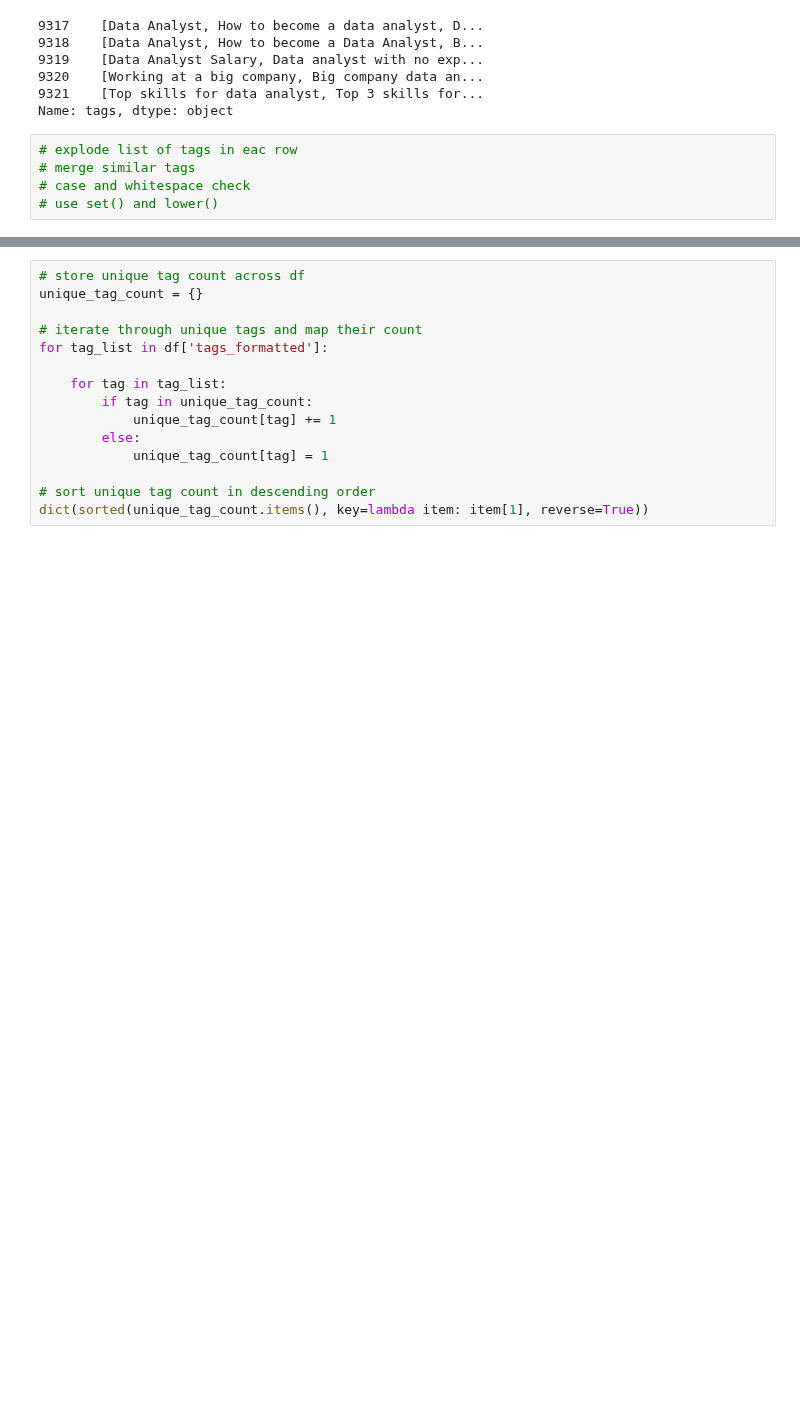
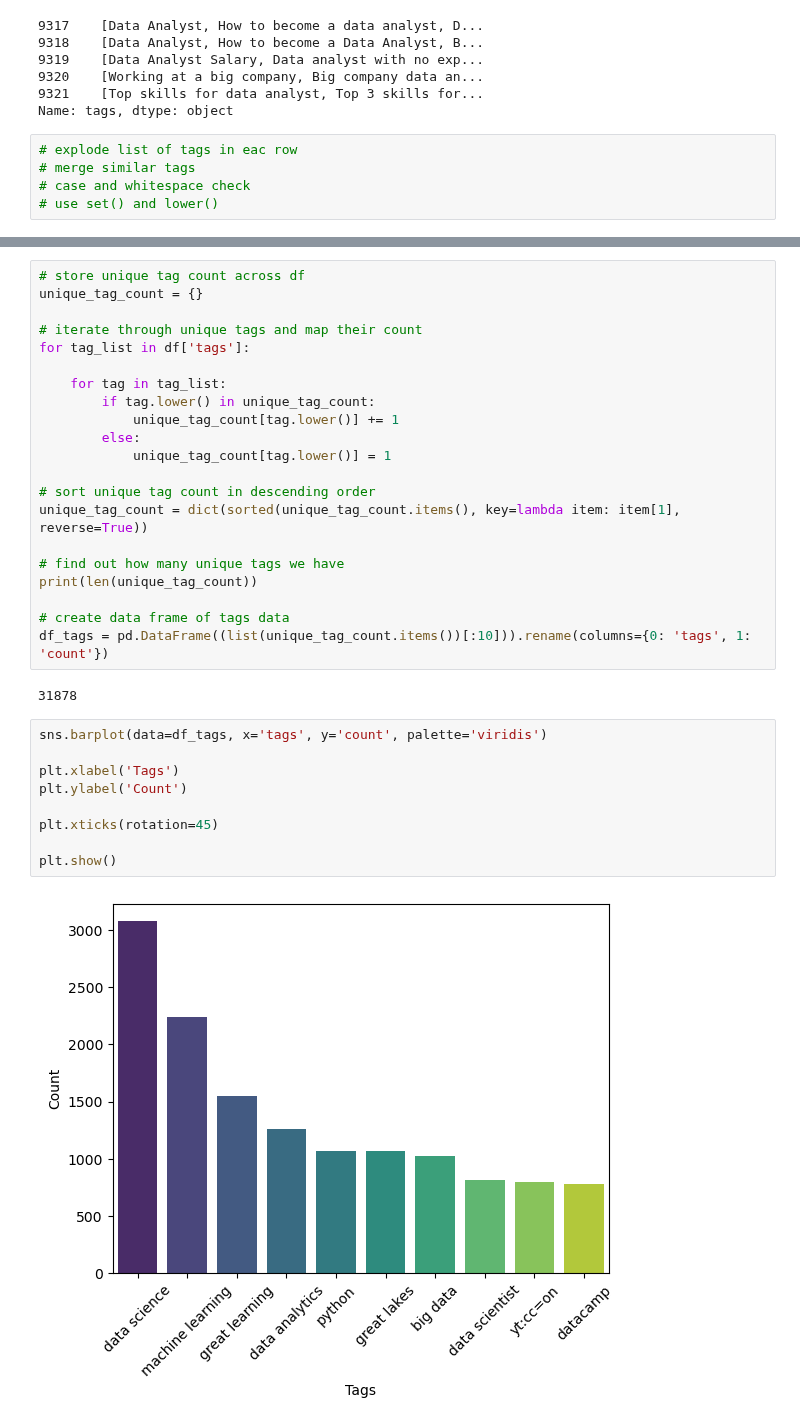
Before and after one commit to LHide14/YouTube-Analytics, a Jupyter notebook: Analytics_EDA.ipynb, the cells around one changed output, grey strips where cells are left out. Saved outputs shown, nothing was run; the diff lists cells and outputs as text; blank space fills up the shorter version.

```diff
--- a/Analytics_EDA.ipynb
+++ b/Analytics_EDA.ipynb
@@ -281,13 +290,32 @@ Name: tags, dtype: object
 unique_tag_count = {}
 
 # iterate through unique tags and map their count
-for tag_list in df['tags_formatted']:
+for tag_list in df['tags']:
 
     for tag in tag_list:
-        if tag in unique_tag_count:
-            unique_tag_count[tag] += 1
+        if tag.lower() in unique_tag_count:
+            unique_tag_count[tag.lower()] += 1
         else:
-            unique_tag_count[tag] = 1
+            unique_tag_count[tag.lower()] = 1
 
 # sort unique tag count in descending order
-dict(sorted(unique_tag_count.items(), key=lambda item: item[1], reverse=True))
+unique_tag_count = dict(sorted(unique_tag_count.items(), key=lambda item: item[1], reverse=True))
+
+# find out how many unique tags we have
+print(len(unique_tag_count))
+
+# create data frame of tags data
+df_tags = pd.DataFrame((list(unique_tag_count.items())[:10])).rename(columns={0: 'tags', 1: 'count'})
+# %% [output]
+31878
+# %%
+sns.barplot(data=df_tags, x='tags', y='count', palette='viridis')
+
+plt.xlabel('Tags')
+plt.ylabel('Count')
+
+plt.xticks(rotation=45)
+
+plt.show()
+# %% [output]
+[figure, added]
```
Also changed, not shown: parts of 11 cells of this notebook.
